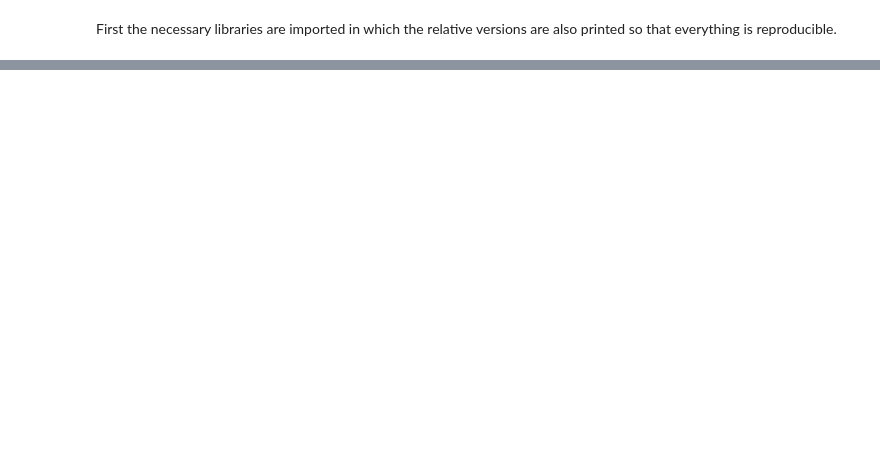
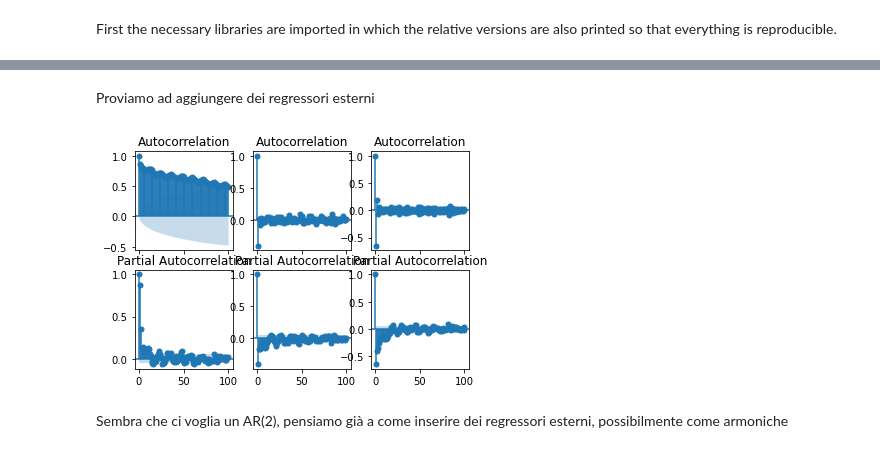
Before and after one commit to Chri1629/environment_physics, a Jupyter notebook: environment/progetto/project.ipynb, the cells around one changed output, grey strips where cells are left out. Saved outputs shown, nothing was run; the diff lists cells and outputs as text; code cells hidden in the pictures; blank space fills up the shorter version.

```diff
--- a/environment/progetto/project.ipynb
+++ b/environment/progetto/project.ipynb
@@ -149,0 +146,10 @@ plt.grid()
+# %%
+ens_month = pd.concat([pd.Series(ts1_regridded.time, name = "time"), pd.Series(ens_mean_month, name = "Ensemble mean")], axis = 1, ignore_index = True)
+ens_month.columns = ['time', 'Ensemble historical']
+ens_month['time'] = pd.to_datetime(ens_month['time'], format = "%Y-%m-%d %H:%M:%S")
+ens_month = ens_month[ens_month['time'].dt.year >= 1901]
+ens_month['year'] = ens_month['time'].dt.year
+ens_month['month'] = ens_month['time'].dt.month
+ens_month.drop("time", axis = 1, inplace = True)
+
+ens_month.head()
@@ -149,0 +163,4 @@ plt.grid()
+# %%
+ref_month = ens_month.loc[(ens_month['year'] >= 1961) & (ens_month['year'] <= 1990)].groupby("month").mean().reset_index().drop("year", axis = 1)
+ref_month.columns = ['month', 'reference temperature']
+ref_month
@@ -149,0 +183,4 @@ plt.grid()
+# %%
+anomaly_month = pd.merge(ens_month, ref_month, on = "month", how = "inner")
+anomaly_month['anomaly'] = anomaly_month['Ensemble historical'] - anomaly_month['reference temperature']
+anomaly_month = anomaly_month.sort_values(['year', 'month']).reset_index().drop("index", axis = 1)
@@ -149,0 +344,18 @@ plt.grid()
+# %% [markdown]
+Proviamo ad aggiungere dei regressori esterni
+# %%
+fig, axes = plt.subplots(2, 3, sharex=True)
+
+plot_acf(df['anomaly'].dropna(),  lags=100, ax=axes[0,0])
+plot_acf(df['anomaly'].diff().dropna(), lags=100, ax=axes[0,1])
+plot_acf(df['anomaly'].diff().diff().dropna(), lags=100, ax=axes[0,2])
+
+plot_pacf(df['anomaly'].dropna(),  lags=100, ax=axes[1,0])
+plot_pacf(df['anomaly'].diff().dropna(), lags=100, ax=axes[1,1])
+plot_pacf(df['anomaly'].diff().diff().dropna(), lags=100, ax=axes[1,2])
+
+plt.show()
+# %% [output]
+[figure, added]
+# %% [markdown]
+Sembra che ci voglia un AR(2), pensiamo già a come inserire dei regressori esterni, possibilmente come armoniche
```
Also changed, not shown: parts of 47 cells of this notebook, 4 other files.
